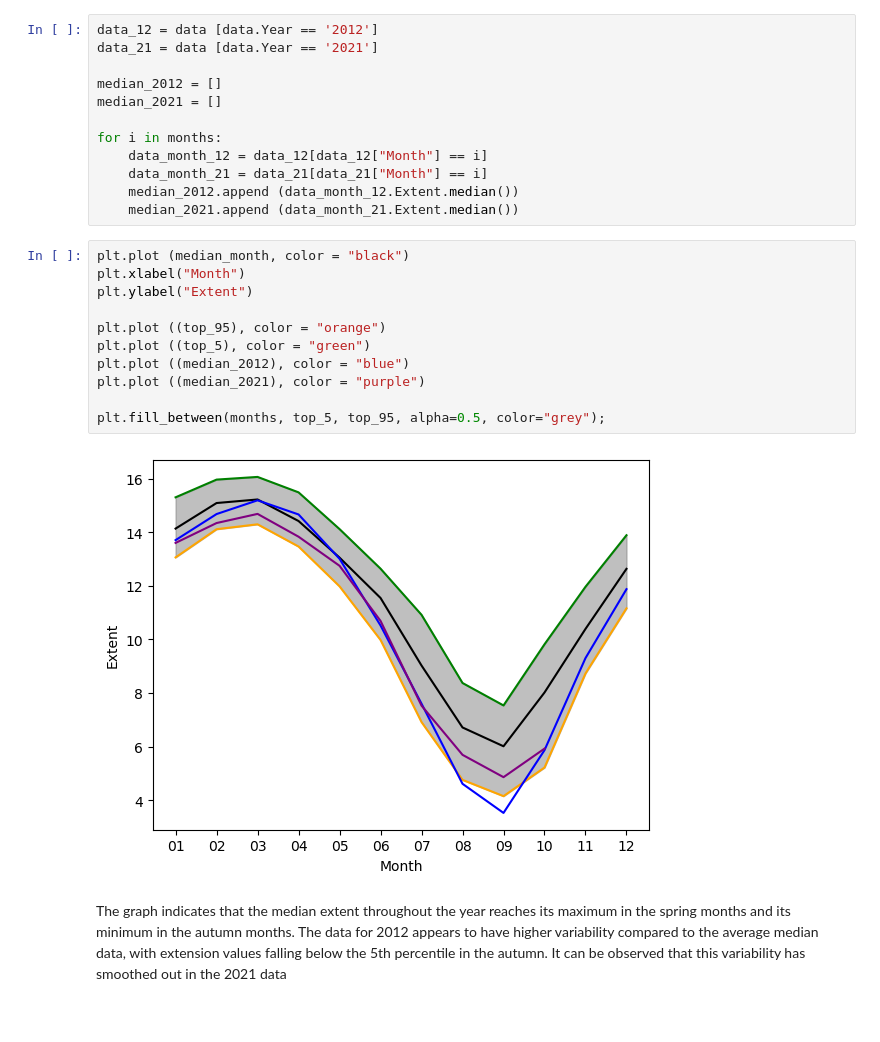
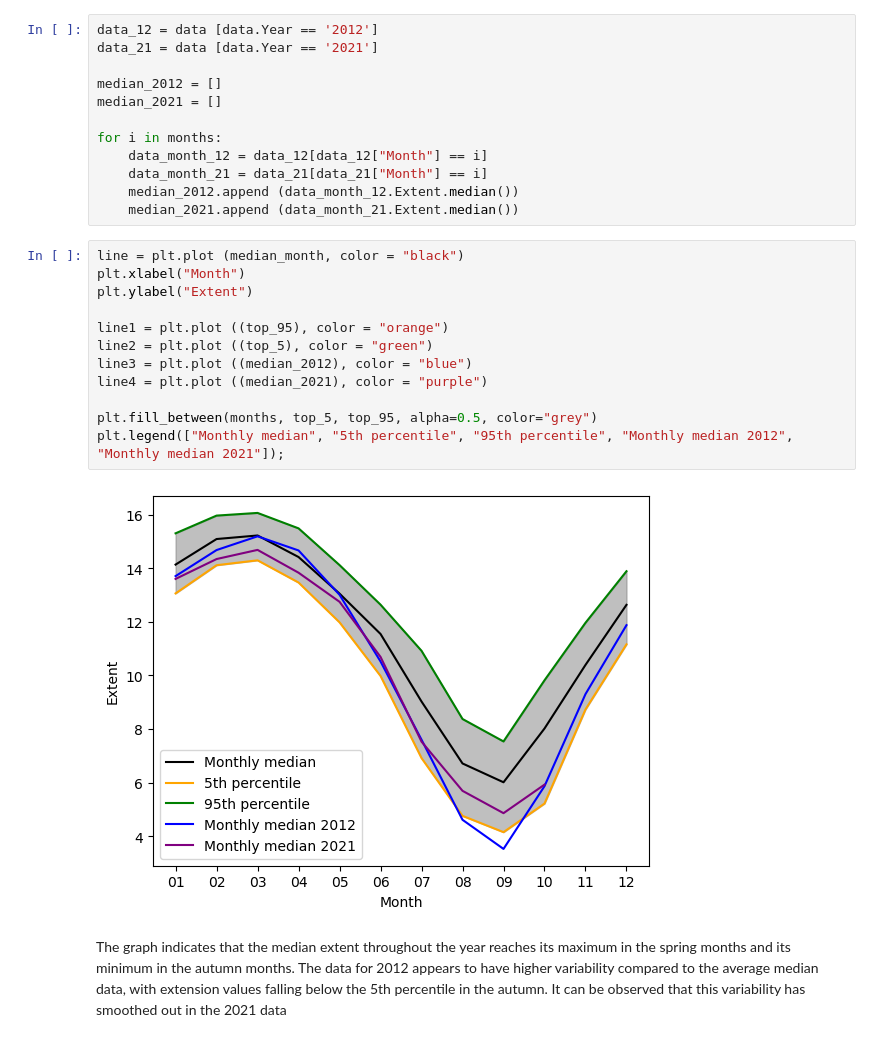
Before and after one commit to K3nse1/Data-science-projects, a Jupyter notebook: ice_extent.ipynb, the cells around one changed output. Drawn from its saved outputs; the diff is of its cells as text.

```diff
--- a/ice_extent.ipynb
+++ b/ice_extent.ipynb
@@ -113,17 +115,18 @@ for i in months:
     median_2012.append (data_month_12.Extent.median())
     median_2021.append (data_month_21.Extent.median())
 # %%
-plt.plot (median_month, color = "black")
+line = plt.plot (median_month, color = "black")
 plt.xlabel("Month")
 plt.ylabel("Extent")
 
-plt.plot ((top_95), color = "orange")
-plt.plot ((top_5), color = "green")
-plt.plot ((median_2012), color = "blue")
-plt.plot ((median_2021), color = "purple")
+line1 = plt.plot ((top_95), color = "orange")
+line2 = plt.plot ((top_5), color = "green")
+line3 = plt.plot ((median_2012), color = "blue")
+line4 = plt.plot ((median_2021), color = "purple")
 
-plt.fill_between(months, top_5, top_95, alpha=0.5, color="grey");
+plt.fill_between(months, top_5, top_95, alpha=0.5, color="grey")
+plt.legend(["Monthly median", "5th percentile", "95th percentile", "Monthly median 2012", "Monthly median 2021"]);
 # %% [output]
-[figure, old version]
+[figure, new version]
 # %% [markdown]
 The graph indicates that the median extent throughout the year reaches its maximum in the spring months and its minimum in the autumn months. The data for 2012 appears to have higher variability compared to the average median data, with extension values falling below the 5th percentile in the autumn. It can be observed that this variability has smoothed out in the 2021 data
```
Also changed, not shown: parts of 1 cell of this notebook, 1 other file.
